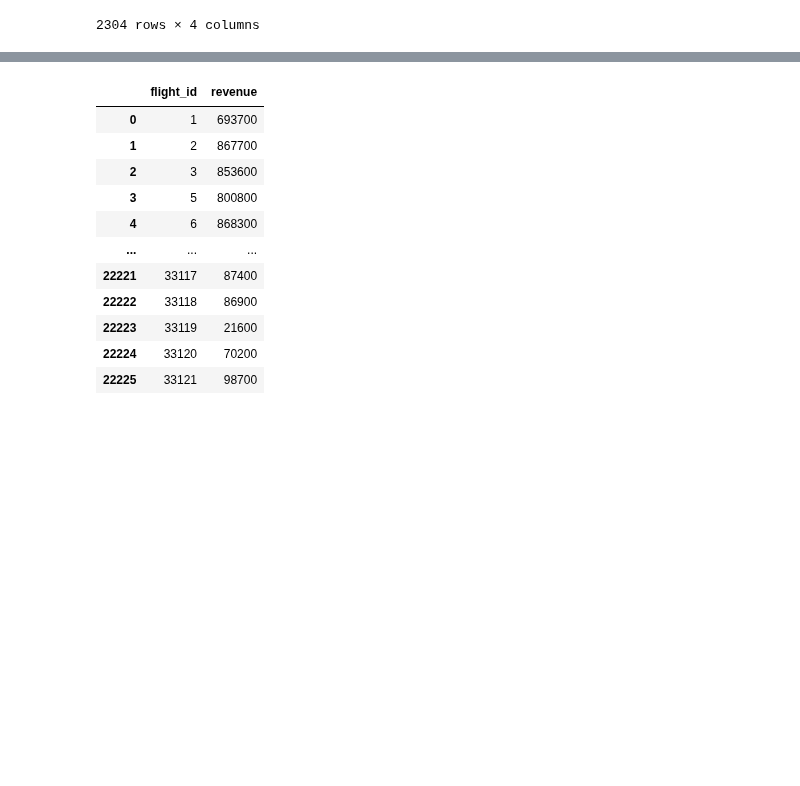
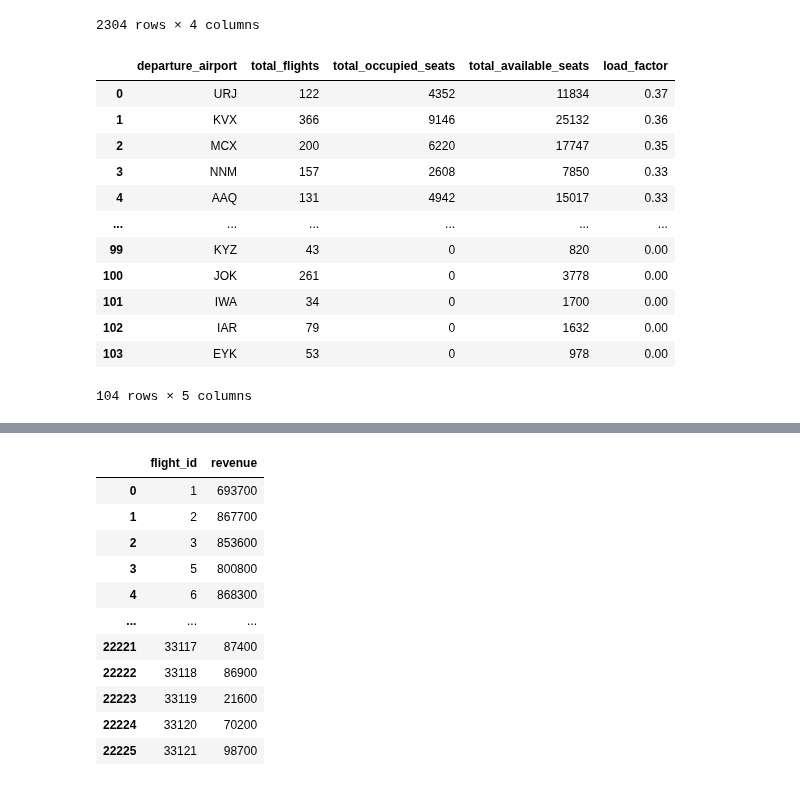
Before and after one commit to YamenNahhas/my-data-project, a Jupyter notebook: notebooks/Airline Data Analysis Using SQL.ipynb, the cells around one changed output, grey strips where cells are left out. Cells and saved outputs as stored; diff of their text form; code cells hidden in the pictures; blank space fills up the shorter version.

```diff
--- a/notebooks/Airline Data Analysis Using SQL.ipynb
+++ b/notebooks/Airline Data Analysis Using SQL.ipynb
@@ -254,3 +256,62 @@ display(df_load_fctor_over_85)
 | 11389 | 32793 | 11 | 12 | 0.92 |
 | 11390 | 32796 | 12 | 12 | 1.00 |
 2304 rows × 4 columns
+# %%
+#analysing of load factor with departure airport
+sql_query = '''WITH occupied AS (
+    SELECT
+        f.flight_id,
+        f.departure_airport,
+        COUNT(bp.seat_no) AS occupied_seats
+    FROM flights f
+    LEFT JOIN boarding_passes bp
+        ON f.flight_id = bp.flight_id
+    GROUP BY f.flight_id, f.departure_airport
+),
+
+capacity AS (
+    SELECT
+        f.flight_id,
+        COUNT(s.seat_no) AS total_seats
+    FROM flights f
+    JOIN seats s
+        ON f.aircraft_code = s.aircraft_code
+    GROUP BY f.flight_id
+)
+
+SELECT
+    o.departure_airport,
+    COUNT(o.flight_id) AS total_flights,
+    SUM(o.occupied_seats) AS total_occupied_seats,
+    SUM(c.total_seats) AS total_available_seats,
+
+    SUM(o.occupied_seats) * 1.0 / SUM(c.total_seats) AS load_factor
+
+FROM occupied o
+JOIN capacity c
+    ON o.flight_id = c.flight_id
+
+GROUP BY o.departure_airport
+ORDER BY load_factor DESC'''
+df_load_factor_departure_airport = pd.read_sql_query(sql_query, conn)
+df_load_factor_departure_airport.to_sql(
+    name="load_factor_departure_airport",
+    con=conn,
+    if_exists="replace",
+    index=False
+)
+display(df_load_factor_departure_airport)
+# %% [output]
+|  | departure_airport | total_flights | total_occupied_seats | total_available_seats | load_factor |
+| 0 | URJ | 122 | 4352 | 11834 | 0.37 |
+| 1 | KVX | 366 | 9146 | 25132 | 0.36 |
+| 2 | MCX | 200 | 6220 | 17747 | 0.35 |
+| 3 | NNM | 157 | 2608 | 7850 | 0.33 |
+| 4 | AAQ | 131 | 4942 | 15017 | 0.33 |
+| ... | ... | ... | ... | ... | ... |
+| 99 | KYZ | 43 | 0 | 820 | 0.00 |
+| 100 | JOK | 261 | 0 | 3778 | 0.00 |
+| 101 | IWA | 34 | 0 | 1700 | 0.00 |
+| 102 | IAR | 79 | 0 | 1632 | 0.00 |
+| 103 | EYK | 53 | 0 | 978 | 0.00 |
+104 rows × 5 columns
```
Also changed, not shown: parts of 13 cells of this notebook.
